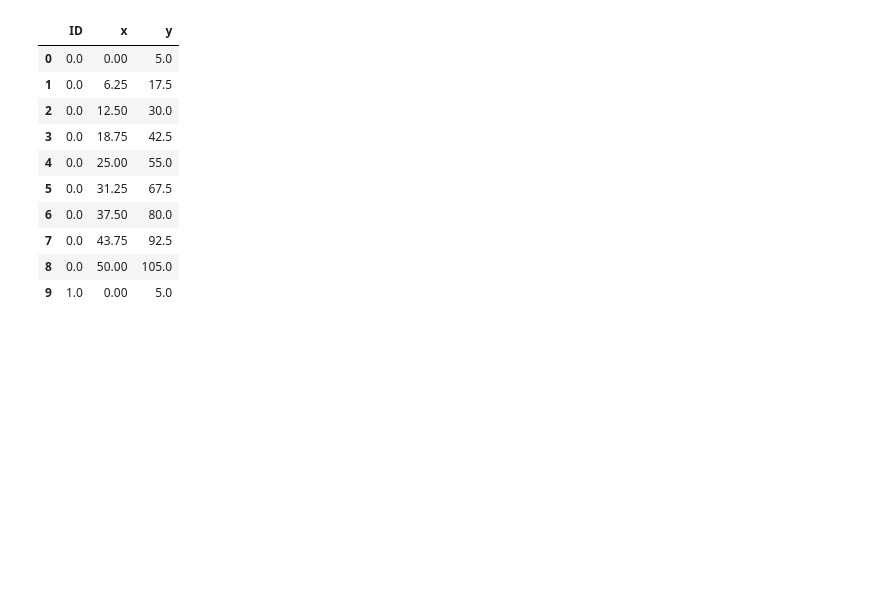
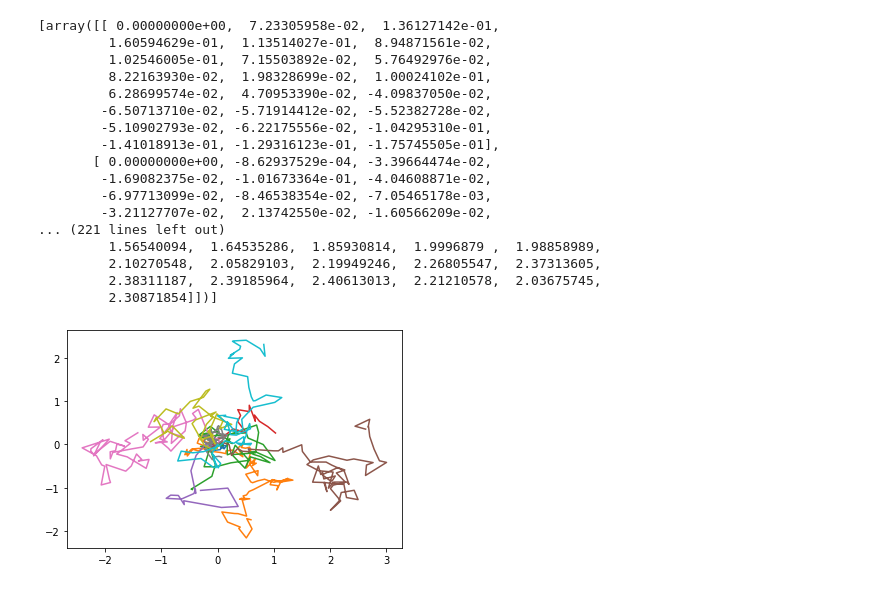
Before and after one commit to Pemayamchen/Github-PUK, a Jupyter notebook: Creation of simuleringer_data_1.ipynb, the cells around one changed output. Cells and saved outputs as stored; diff of their text form; code cells hidden in the pictures; blank space fills up the shorter version.

```diff
--- a/Creation of simuleringer_data_1.ipynb
+++ b/Creation of simuleringer_data_1.ipynb
@@ -67,14 +9,55 @@ df = pd.DataFrame(dicto)
-# %%
-df.head(10)
-# %% [output]
-|  | ID | x | y |
-| 0 | 0.0 | 0.00 | 5.0 |
-| 1 | 0.0 | 6.25 | 17.5 |
-| 2 | 0.0 | 12.50 | 30.0 |
-| 3 | 0.0 | 18.75 | 42.5 |
-| 4 | 0.0 | 25.00 | 55.0 |
-| 5 | 0.0 | 31.25 | 67.5 |
-| 6 | 0.0 | 37.50 | 80.0 |
-| 7 | 0.0 | 43.75 | 92.5 |
-| 8 | 0.0 | 50.00 | 105.0 |
-| 9 | 1.0 | 0.00 | 5.0 |
+# %%
+x0 = 0
+y0 = 0
+num_tracks = 10
+total_tracks = []
+track_length = np.random.randint(5,100,size=num_tracks)
+#print(track_length)
+
+D_track = np.random.uniform(low = 10**-3, high = 0.8, size=(num_tracks))
+#print(D_track)
+# D = np.reshape(np.repeat(D_track,track_length),(num_tracks,track_length))
+dt = 1/30 # ca. 36 milli sec irl, kameratid åbent
+
+tracks = []
+for i in range(num_tracks):
+    D = D_track[i]
+    l = track_length[i]
+    #print(D)
+
+    two_D_t = 2*D*dt
+    # pixel i kameraet = 180 nm, 220 pixels
+    step_x = np.random.normal(loc=0.0, scale=np.sqrt(two_D_t), size=l)
+    #print(step_x)
+    step_y = np.random.normal(loc=0.0, scale=np.sqrt(two_D_t), size=l)
+    #print(step_y)
+
+    def sim1 (x,y,step_x,step_y):
+        y_f = np.concatenate([[y],np.cumsum(step_y)])
+        x_f = np.concatenate([[x],np.cumsum(step_x)])
+        return np.array([x_f,y_f])
+
+    location = sim1(x0,y0,step_x,step_y)
+    tracks.append(location)
+    plt.plot(location[0],location[1])
+
+print(tracks)
+# %% [output]
+[array([[ 0.00000000e+00,  7.23305958e-02,  1.36127142e-01,
+         1.60594629e-01,  1.13514027e-01,  8.94871561e-02,
+         1.02546005e-01,  7.15503892e-02,  5.76492976e-02,
+         8.22163930e-02,  1.98328699e-02,  1.00024102e-01,
+         6.28699574e-02,  4.70953390e-02, -4.09837050e-02,
+        -6.50713710e-02, -5.71914412e-02, -5.52382728e-02,
+        -5.10902793e-02, -6.22175556e-02, -1.04295310e-01,
+        -1.41018913e-01, -1.29316123e-01, -1.75745505e-01],
+       [ 0.00000000e+00, -8.62937529e-04, -3.39664474e-02,
+        -1.69082375e-02, -1.01673364e-01, -4.04608871e-02,
+        -6.97713099e-02, -8.46538354e-02, -7.05465178e-03,
+        -3.21127707e-02,  2.13742550e-02, -1.60566209e-02,
+... (221 lines left out)
+         1.56540094,  1.64535286,  1.85930814,  1.9996879 ,  1.98858989,
+         2.10270548,  2.05829103,  2.19949246,  2.26805547,  2.37313605,
+         2.38311187,  2.39185964,  2.40613013,  2.21210578,  2.03675745,
+         2.30871854]])]
+[figure, added]
```
Also changed, not shown: parts of 6 cells of this notebook.
